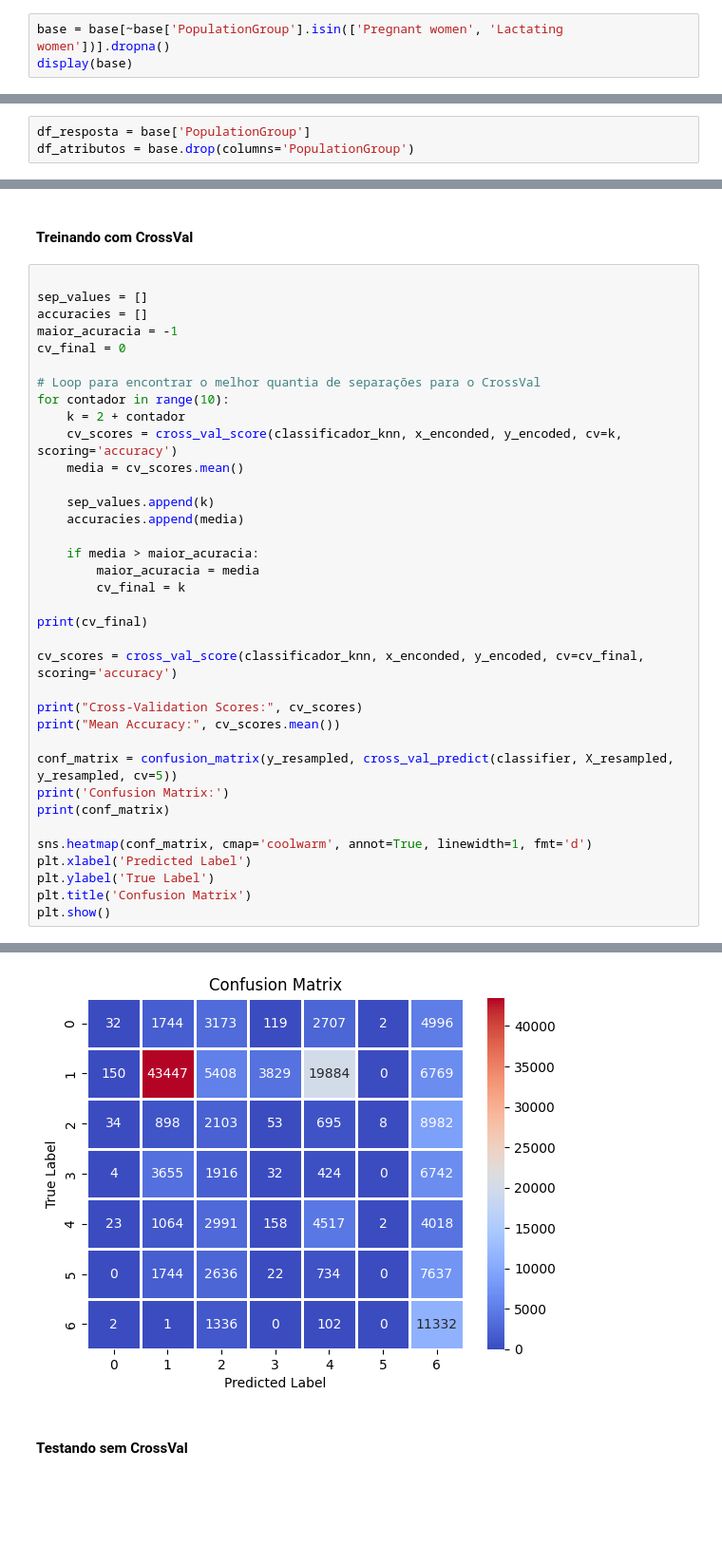
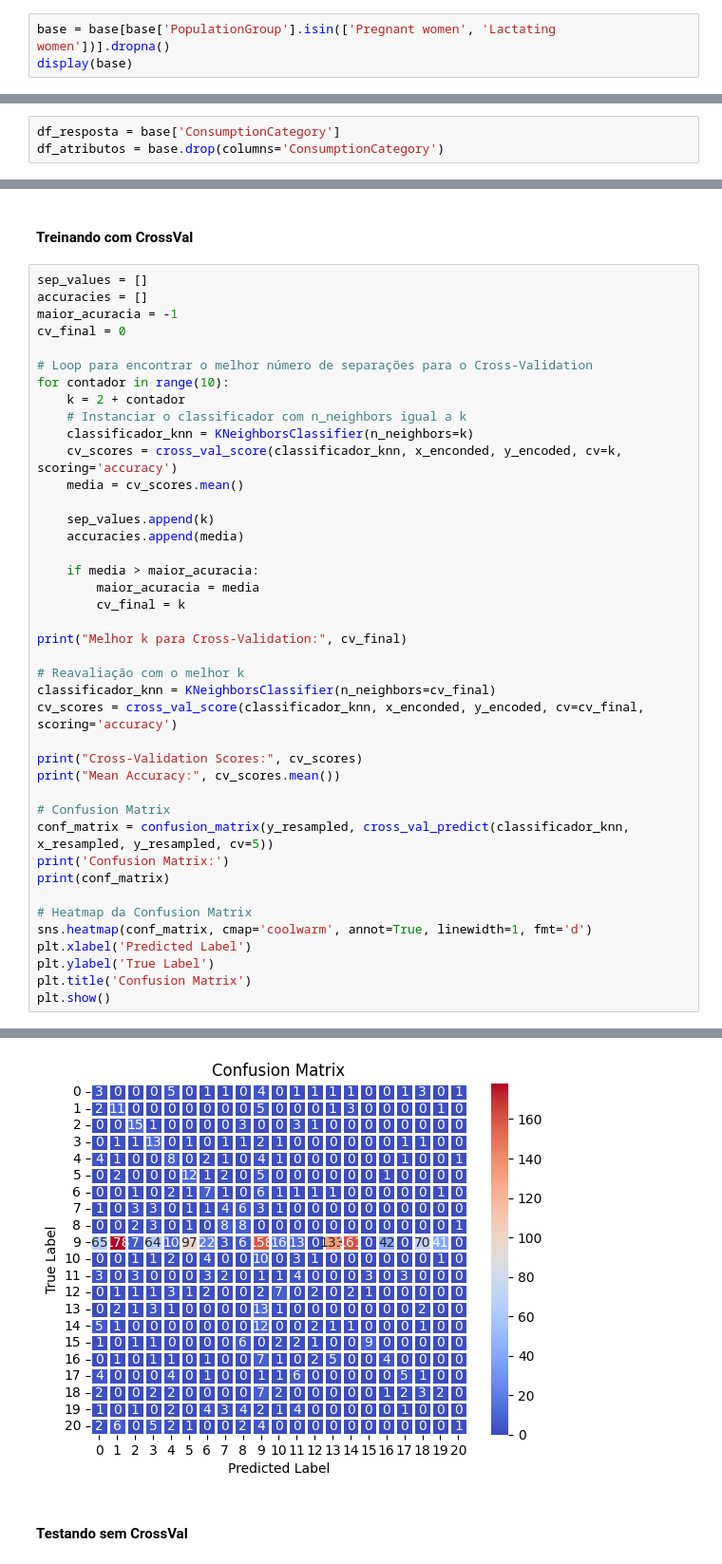
Before and after one commit to OttistTech/analytics, a Jupyter notebook: regulated-foods/teste_de_modelos.ipynb, the cells around one changed output, grey strips where cells are left out. Shown at 95% size. Drawn from its saved outputs; the diff is of its cells as text; blank space fills up the shorter version.

```diff
--- a/regulated-foods/teste_de_modelos.ipynb
+++ b/regulated-foods/teste_de_modelos.ipynb
@@ -46,5 +65,5 @@ display(base)
 # %%
-base = base[~base['PopulationGroup'].isin(['Pregnant women', 'Lactating women'])].dropna()
+base = base[base['PopulationGroup'].isin(['Pregnant women', 'Lactating women'])].dropna()
 display(base)
 # %% [output]
 |  | Country | PopulationGroup | ConsumptionCategory | ConsumptionSpecificity | GramsPerDays | Days | ... |
@@ -63,8 +82,8 @@ display(base)
 # %% [markdown]
 #### Separando atributos e respostas
 # %%
-df_resposta = base['PopulationGroup']
-df_atributos = base.drop(columns='PopulationGroup')
+df_resposta = base['ConsumptionCategory']
+df_atributos = base.drop(columns='ConsumptionCategory')
 # %% [markdown]
 #### Transformando dados
 # %%
@@ -455,15 +486,16 @@ classificador_knn = KNeighborsClassifier(n_neighbors=k_final)
 # %% [markdown]
 #### Treinando com CrossVal
 # %%
-
 sep_values = []
 accuracies = []
 maior_acuracia = -1
 cv_final = 0
 
-# Loop para encontrar o melhor quantia de separações para o CrossVal
+# Loop para encontrar o melhor número de separações para o Cross-Validation
 for contador in range(10):
     k = 2 + contador
+    # Instanciar o classificador com n_neighbors igual a k
+    classificador_knn = KNeighborsClassifier(n_neighbors=k)
     cv_scores = cross_val_score(classificador_knn, x_enconded, y_encoded, cv=k, scoring='accuracy')
     media = cv_scores.mean()
 
@@ -474,17 +506,21 @@ for contador in range(10):
         maior_acuracia = media
         cv_final = k
 
-print(cv_final)
+print("Melhor k para Cross-Validation:", cv_final)
 
+# Reavaliação com o melhor k
+classificador_knn = KNeighborsClassifier(n_neighbors=cv_final)
 cv_scores = cross_val_score(classificador_knn, x_enconded, y_encoded, cv=cv_final, scoring='accuracy')
 
 print("Cross-Validation Scores:", cv_scores)
 print("Mean Accuracy:", cv_scores.mean())
 
-conf_matrix = confusion_matrix(y_resampled, cross_val_predict(classifier, X_resampled, y_resampled, cv=5))
+# Confusion Matrix
+conf_matrix = confusion_matrix(y_resampled, cross_val_predict(classificador_knn, x_resampled, y_resampled, cv=5))
 print('Confusion Matrix:')
 print(conf_matrix)
 
+# Heatmap da Confusion Matrix
 sns.heatmap(conf_matrix, cmap='coolwarm', annot=True, linewidth=1, fmt='d')
 plt.xlabel('Predicted Label')
 plt.ylabel('True Label')
@@ -505,4 +547,4 @@ Confusion Matrix:
-[figure, old version]
+[figure, new version]
 # %% [markdown]
 #### Testando sem CrossVal
 # %%
```
Also changed, not shown: parts of 33 cells of this notebook, 8 other files.
